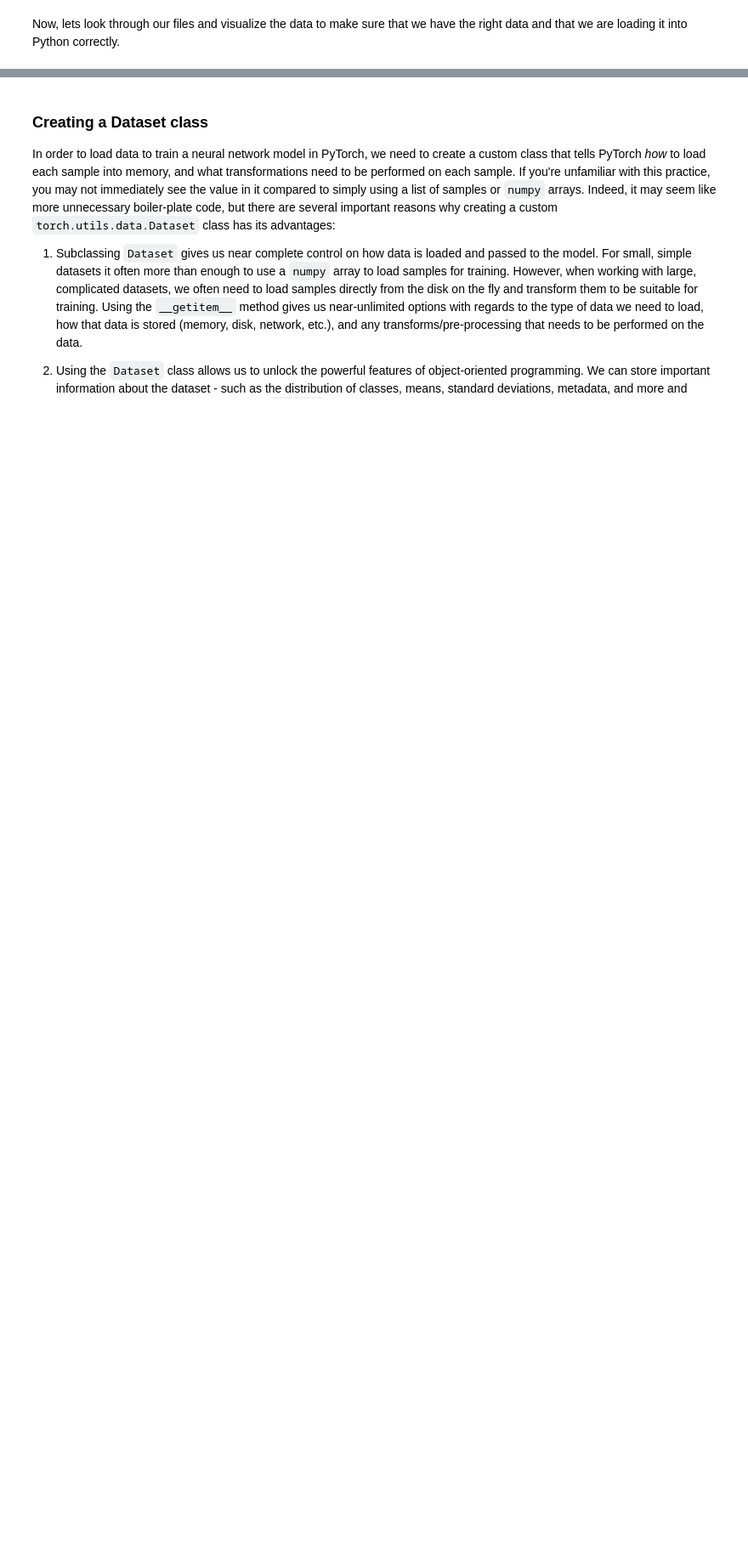
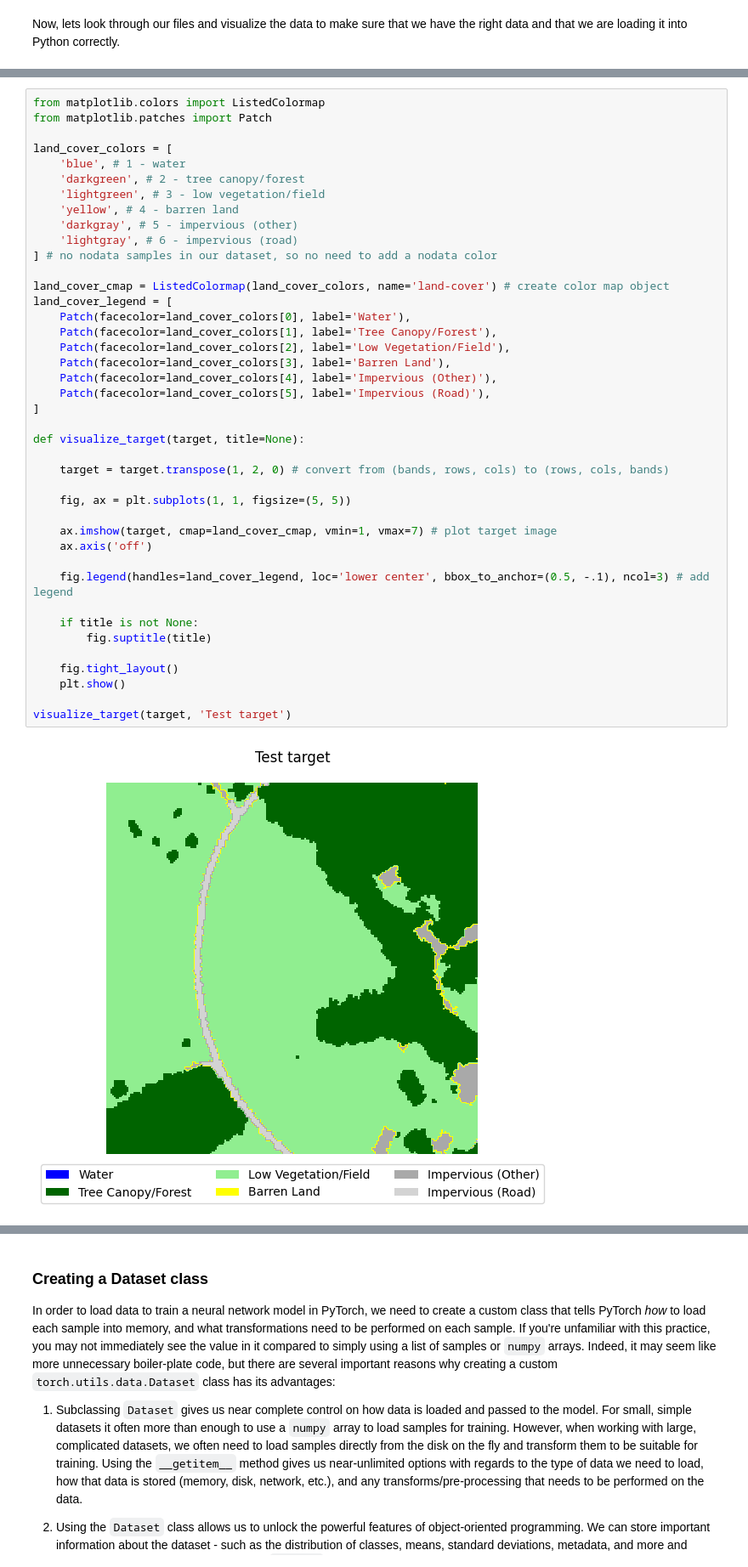
Before and after one commit to DakotaHester/NAIP_UNet_Example, a Jupyter notebook: main.ipynb, the cells around one changed output, grey strips where cells are left out. Shown at 85% size. Cells and saved outputs as stored; diff of their text form; blank space fills up the shorter version.

```diff
--- a/main.ipynb
+++ b/main.ipynb
@@ -119,0 +195,43 @@ red band raster shape: (224, 224)
+# %%
+from matplotlib.colors import ListedColormap
+from matplotlib.patches import Patch
+
+land_cover_colors = [
+    'blue', # 1 - water
+    'darkgreen', # 2 - tree canopy/forest
+    'lightgreen', # 3 - low vegetation/field
+    'yellow', # 4 - barren land
+    'darkgray', # 5 - impervious (other)
+    'lightgray', # 6 - impervious (road)
+] # no nodata samples in our dataset, so no need to add a nodata color
+
+land_cover_cmap = ListedColormap(land_cover_colors, name='land-cover') # create color map object
+land_cover_legend = [
+    Patch(facecolor=land_cover_colors[0], label='Water'),
+    Patch(facecolor=land_cover_colors[1], label='Tree Canopy/Forest'),
+    Patch(facecolor=land_cover_colors[2], label='Low Vegetation/Field'),
+    Patch(facecolor=land_cover_colors[3], label='Barren Land'),
+    Patch(facecolor=land_cover_colors[4], label='Impervious (Other)'),
+    Patch(facecolor=land_cover_colors[5], label='Impervious (Road)'),
+]
+
+def visualize_target(target, title=None):
+
+    target = target.transpose(1, 2, 0) # convert from (bands, rows, cols) to (rows, cols, bands)
+
+    fig, ax = plt.subplots(1, 1, figsize=(5, 5))
+
+    ax.imshow(target, cmap=land_cover_cmap, vmin=1, vmax=7) # plot target image
+    ax.axis('off')
+
+    fig.legend(handles=land_cover_legend, loc='lower center', bbox_to_anchor=(0.5, -.1), ncol=3) # add legend
+
+    if title is not None:
+        fig.suptitle(title)
+
+    fig.tight_layout()
+    plt.show()
+
+visualize_target(target, 'Test target')
+# %% [output]
+[figure, added]
```
Also changed, not shown: parts of 28 cells of this notebook, 1 other file.
